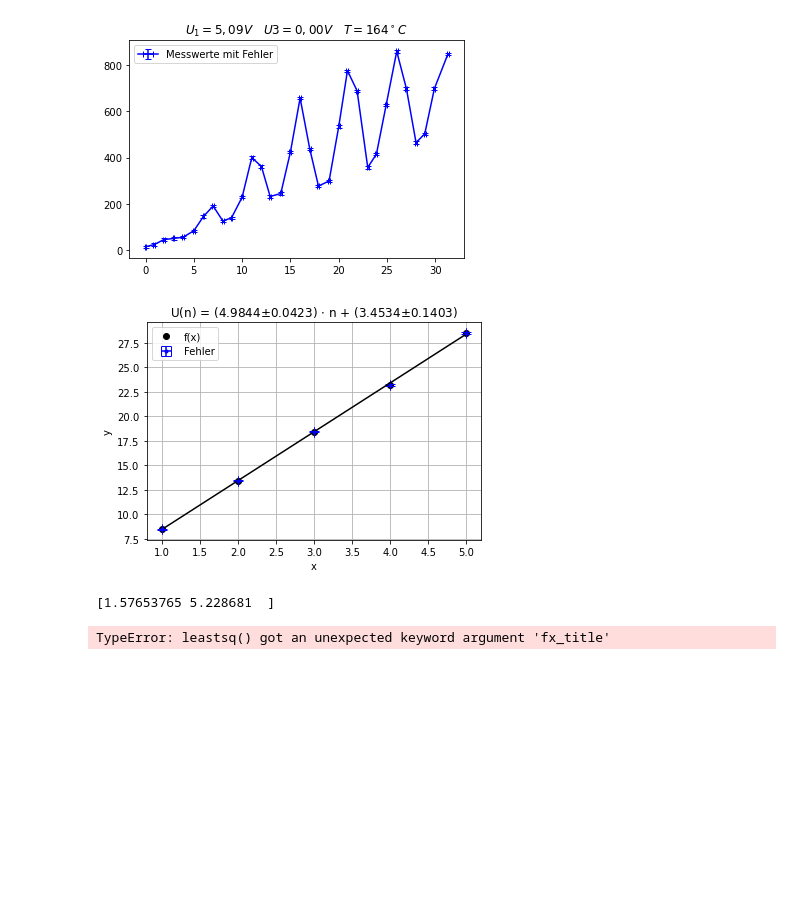
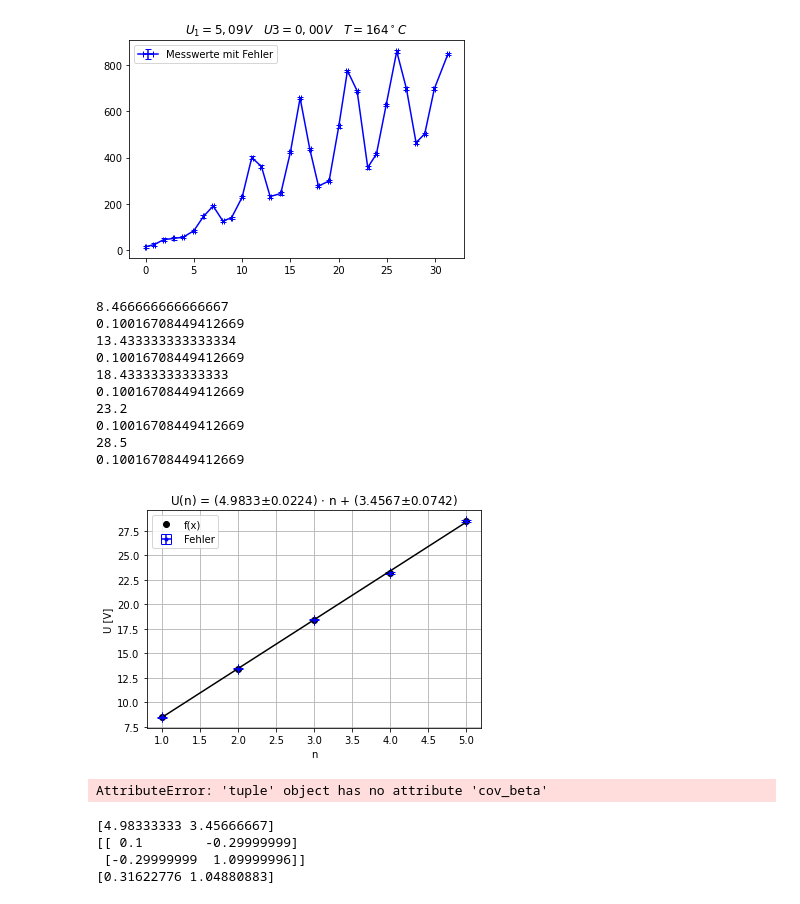
Before and after one commit to Alex-Adam25/python, a Jupyter notebook: Experiment_AP4/plot.ipynb, the cells around one changed output. Cells and saved outputs as stored; diff of their text form; code cells hidden in the pictures; blank space fills up the shorter version.

```diff
--- a/Experiment_AP4/plot.ipynb
+++ b/Experiment_AP4/plot.ipynb
@@ -253,0 +244,11 @@ plt.show()
+# %%
+%run ./arr2table_v3.2.ipynb
+head=["Minima 1","Minima 2","Minima 3","Minima 4","Minima 5"]
+align='c'
+val=[min1,min2,min3,min4,min5]
+err=[[1],[0.1],[0.1],[0.1],[0.1]]
+#err=[1,0.1,0.1,0.1,0.1]
+cap="Minima des HG-Dampfes"
+lab="min"
+nk=2
+print(table(align,head,val,err,cap,lab,nk,longtable=False,copy=True))
@@ -265,19 +282,55 @@ plt.savefig("1.0.png",dpi=300)
 plt.show()
 # %% [output]
 [figure]
+# %%
+def gmw(val,err):
+    #entfernt alle NaN werte aus val und die entsprechenden err werte
+    nanind=np.argwhere(np.isnan(val))
+    val = np.delete(val, nanind)
+    err = np.delete(err, nanind)
+    wgt=1/err**2
+    m=np.dot(val,wgt)/np.sum(wgt)
+    o=np.sqrt(np.dot(wgt,err**2)/(np.sum(wgt)-1))
+    return m,o
 # %%
 %run ./odr.ipynb
-out=zeichnen(fx_title="U(n)",x_title="n",x=np.arange(1,len(miniavg)+1,1),y=miniavg,y_err=np.full(len(miniavg),0.1/np.sqrt(3-1)),speichername="avg",save=True)
+
+
+mingmw=np.array(gwm(arr,np.full(len(arr),0.1)) for arr in minimum)
+
+for i,mini in enumerate(minimum):
+    m,o=gmw(mini,np.full(len(mini),0.1))
+    print(m)
+    print(o)
+
+
+
+out=zeichnen(fx_title="U(n)",x_title="n",xlabel="n",ylabel="U [V]",x=np.arange(1,len(miniavg)+1,1),y=miniavg,y_err=np.full(len(miniavg),0.1/np.sqrt(3-1)),speichername="avg",save=True,odr=False)
+print(out.cov_beta)
 print(np.sqrt(np.diag(out.cov_beta)))
 # %% [output]
+8.466666666666667
+0.10016708449412669
+13.433333333333334
+0.10016708449412669
+18.43333333333333
+0.10016708449412669
+23.2
+0.10016708449412669
+28.5
+0.10016708449412669
-[figure, old version]
+[figure, new version]
-[1.57653765 5.228681  ]
+AttributeError: 'tuple' object has no attribute 'cov_beta'
 # %%
 def f(x,m,b):
     return m*x+b
-popt, pcov = curve_fit(f, xdata=np.arange(1,len(miniavg)+1,1),ydata=miniavg,sigma=np.full(len(miniavg),0.1/np.sqrt(3-1)),absolute_sigma=True)
+popt, pcov = curve_fit(f, xdata=np.arange(1,len(miniavg)+1,1),ydata=miniavg,absolute_sigma=True)
 print(popt)
 perr = np.sqrt(np.diag(pcov))
+print(pcov)
 print(perr)
 # %% [output]
-TypeError: leastsq() got an unexpected keyword argument 'fx_title'
+[4.98333333 3.45666667]
+[[ 0.1        -0.29999999]
+ [-0.29999999  1.09999996]]
+[0.31622776 1.04880883]
```
Also changed, not shown: parts of 5 cells of this notebook, 21 other files.
